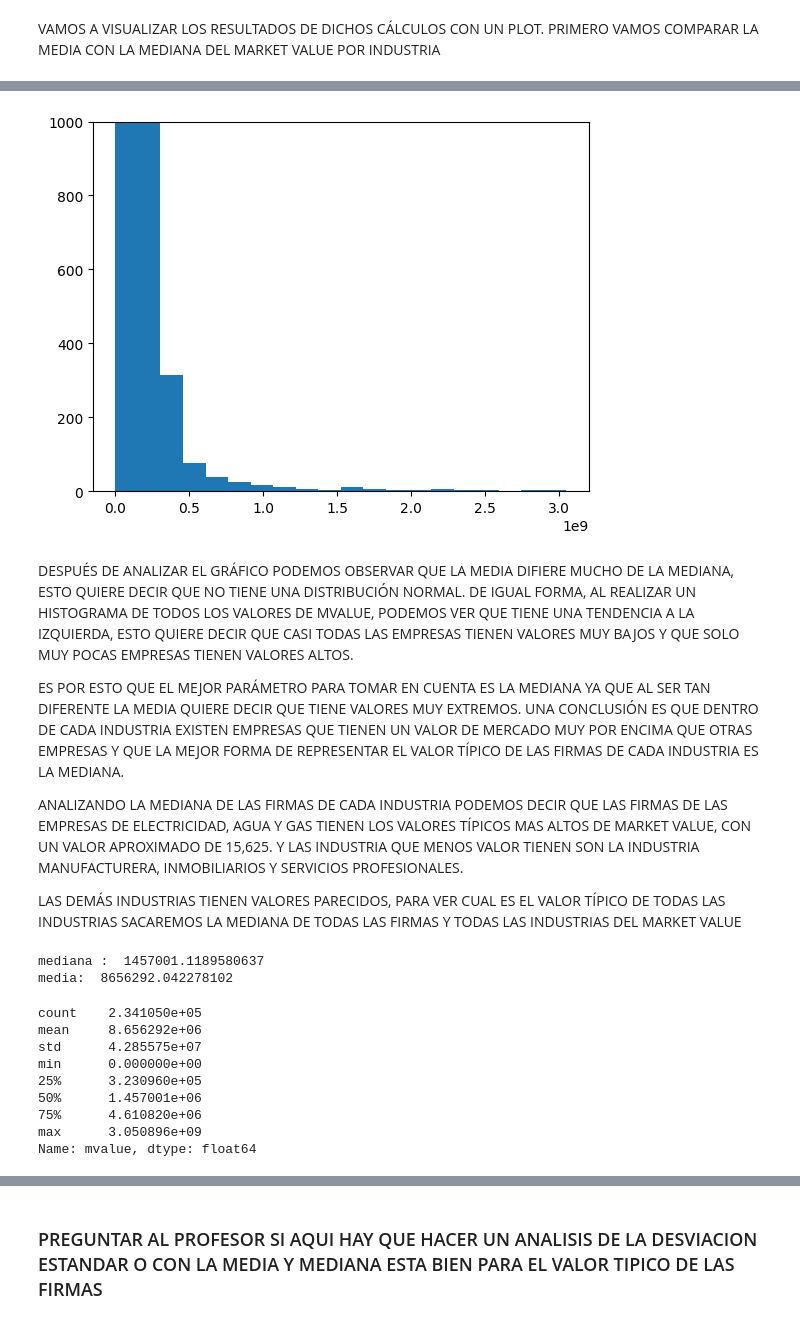
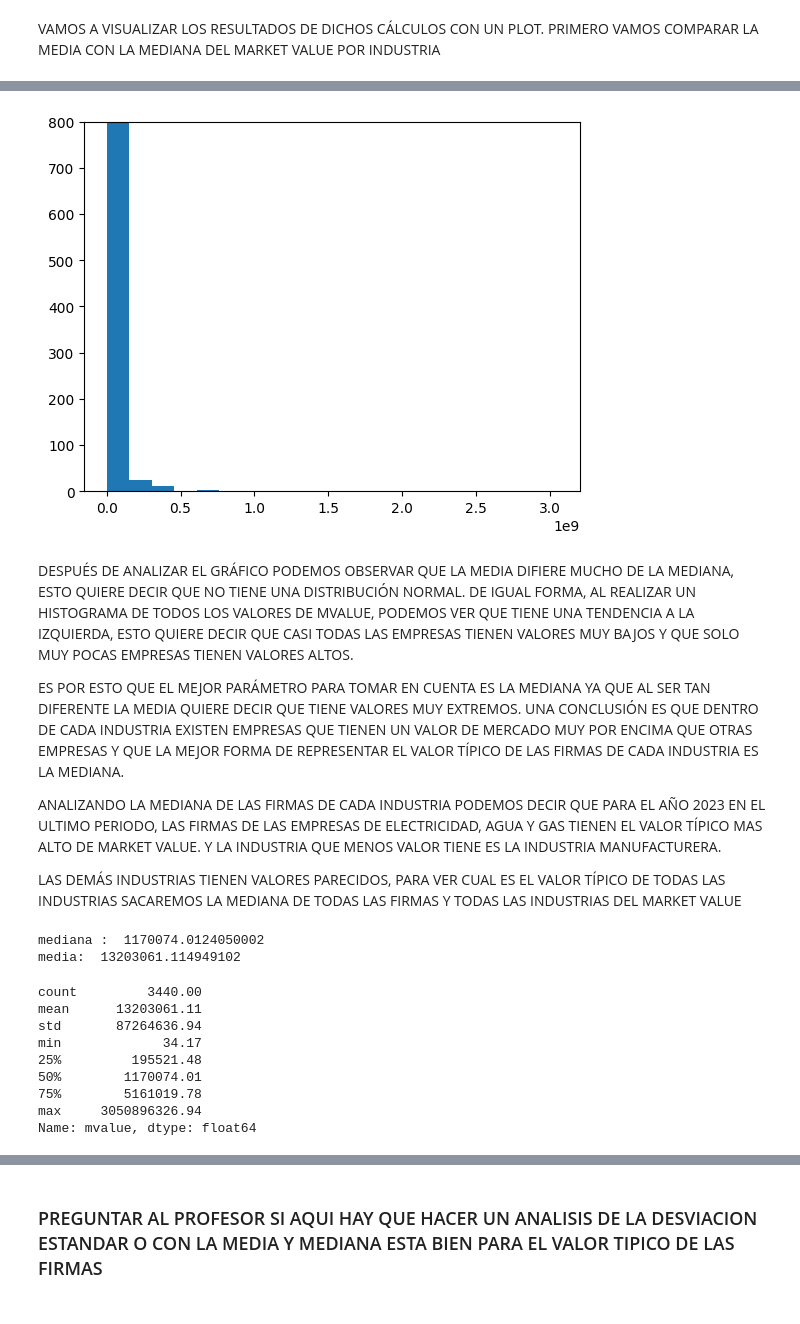
Before and after one commit to CarlosOX/WOKRSHOP_Carlos, a Jupyter notebook: PROYECTO/main.ipynb, the cells around one changed output, grey strips where cells are left out. Cells and saved outputs as stored; diff of their text form; code cells hidden in the pictures.

```diff
--- a/PROYECTO/main.ipynb
+++ b/PROYECTO/main.ipynb
@@ -95,7 +140,9 @@ data['rq'] = np.log(data['adjprice']) - np.log(data.groupby(['firm'])['adjprice'
 # %% [markdown]
 #### Show how many active firms by industry there are in the sample
 # %%
-industry_des['firma']= data[data['status'] == 'activo'].reset_index().groupby(['industria'])[['firm']].count()
+data_year = data[(data['q']=='2023q2')&(data['status']=='activo')]
 
-industry_des[['firma']]
+industry_des= data_year.reset_index().groupby(['industria'])[['firm']].count()
+
+industry_des
 # %% [output]
@@ -166,39 +208,39 @@ plt.show()
 # %%
 #HISTOGRAMA DEL MARKET VALUE
 
 # REDUJE EL LIMITE EN Y PARA VER EL COMPORTAMIENTO MÁS CLARO Y VER LA TENENCIA A LA IZQUIERDA
-plt.hist(data['mvalue'],bins=20)
-plt.ylim(0,1000)
+plt.hist(data_year['mvalue'],bins=20)
+plt.ylim(0,800)
 plt.show()
 # %% [output]
-[figure, old version]
+[figure, new version]
 # %% [markdown]
 DESPUÉS DE ANALIZAR EL GRÁFICO PODEMOS OBSERVAR QUE LA MEDIA DIFIERE MUCHO DE LA MEDIANA, ESTO QUIERE DECIR QUE NO TIENE UNA DISTRIBUCIÓN NORMAL. DE IGUAL FORMA, AL REALIZAR UN HISTOGRAMA DE TODOS LOS VALORES DE MVALUE, PODEMOS VER QUE TIENE UNA TENDENCIA A LA IZQUIERDA, ESTO QUIERE DECIR QUE CASI TODAS LAS EMPRESAS TIENEN VALORES MUY BAJOS Y QUE SOLO MUY POCAS EMPRESAS TIENEN VALORES ALTOS.
 
 ES POR ESTO QUE EL MEJOR PARÁMETRO PARA TOMAR EN CUENTA ES LA MEDIANA YA QUE AL SER TAN DIFERENTE LA MEDIA QUIERE DECIR QUE TIENE VALORES MUY EXTREMOS. UNA CONCLUSIÓN ES QUE DENTRO DE CADA INDUSTRIA EXISTEN EMPRESAS QUE TIENEN UN VALOR DE MERCADO MUY POR ENCIMA QUE OTRAS EMPRESAS Y QUE LA MEJOR FORMA DE REPRESENTAR EL VALOR TÍPICO DE LAS FIRMAS DE CADA INDUSTRIA ES LA MEDIANA.
 
-ANALIZANDO LA MEDIANA DE LAS FIRMAS DE CADA INDUSTRIA PODEMOS DECIR QUE LAS FIRMAS DE LAS EMPRESAS DE ELECTRICIDAD, AGUA Y GAS TIENEN LOS VALORES TÍPICOS MAS ALTOS DE MARKET VALUE, CON UN VALOR APROXIMADO DE 15,625. Y LAS INDUSTRIA QUE MENOS VALOR TIENEN SON LA INDUSTRIA MANUFACTURERA, INMOBILIARIOS Y SERVICIOS PROFESIONALES.
+ANALIZANDO LA MEDIANA DE LAS FIRMAS DE CADA INDUSTRIA PODEMOS DECIR QUE PARA EL AÑO 2023 EN EL ULTIMO PERIODO, LAS FIRMAS DE LAS EMPRESAS DE ELECTRICIDAD, AGUA Y GAS TIENEN EL VALOR TÍPICO MAS ALTO DE MARKET VALUE. Y LA INDUSTRIA QUE MENOS VALOR TIENE ES LA INDUSTRIA MANUFACTURERA.
 
 LAS DEMÁS INDUSTRIAS TIENEN VALORES PARECIDOS, PARA VER CUAL ES EL VALOR TÍPICO DE TODAS LAS INDUSTRIAS SACAREMOS LA MEDIANA DE TODAS LAS FIRMAS Y TODAS LAS INDUSTRIAS DEL MARKET VALUE
 # %%
-median_global_mvalue = data['mvalue'].median()
-print("mediana : ",media_global_mvalue)
+median_global_mvalue = data_year['mvalue'].median()
+print("mediana : ",median_global_mvalue)
 
-mean_global_mvalue = data['mvalue'].mean()
+mean_global_mvalue = data_year['mvalue'].mean()
 print("media: ",mean_global_mvalue)
 # %% [output]
-mediana :  1457001.1189580637
-media:  8656292.042278102
+mediana :  1170074.0124050002
+media:  13203061.114949102
 # %%
-data['mvalue'].describe()
+data_year['mvalue'].describe()
 # %% [output]
-count    2.341050e+05
-mean     8.656292e+06
-std      4.285575e+07
-min      0.000000e+00
-25%      3.230960e+05
-50%      1.457001e+06
-75%      4.610820e+06
-max      3.050896e+09
+count         3440.00
+mean      13203061.11
+std       87264636.94
+min             34.17
+25%         195521.48
+50%        1170074.01
+75%        5161019.78
+max     3050896326.94
 Name: mvalue, dtype: float64
 # %% [markdown]
```
Also changed, not shown: parts of 44 cells of this notebook.
